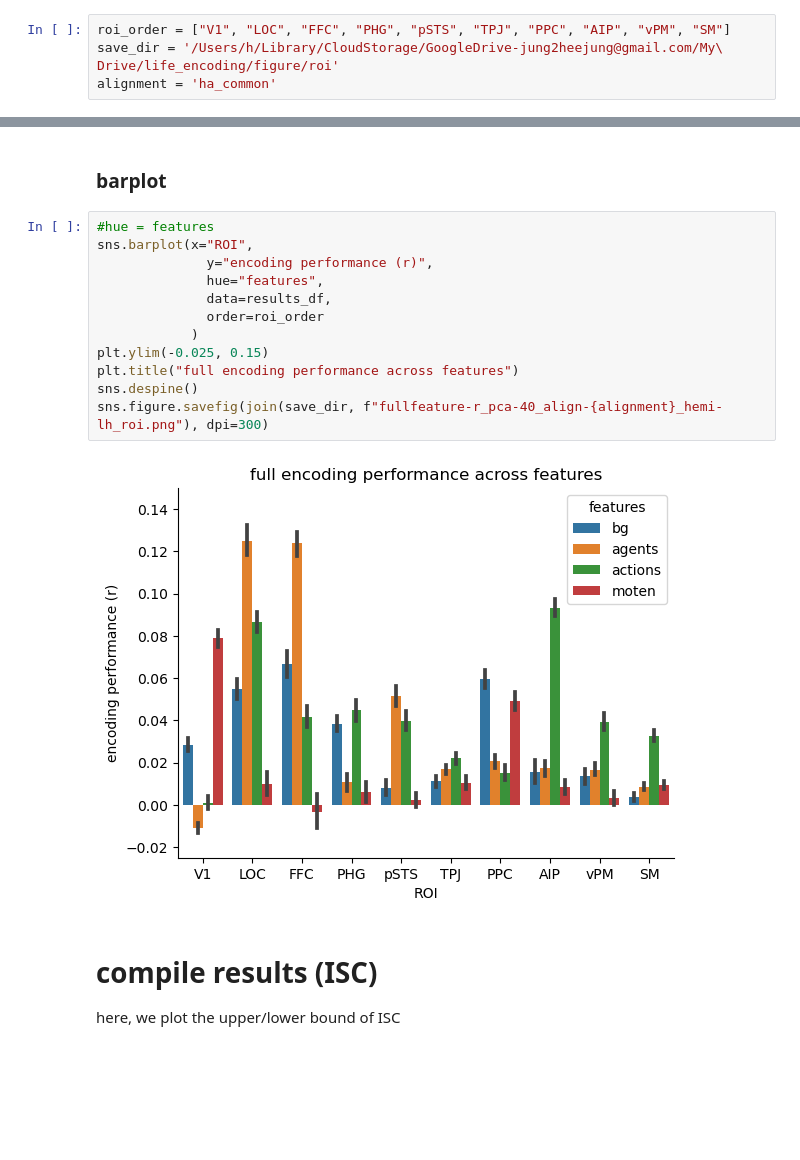
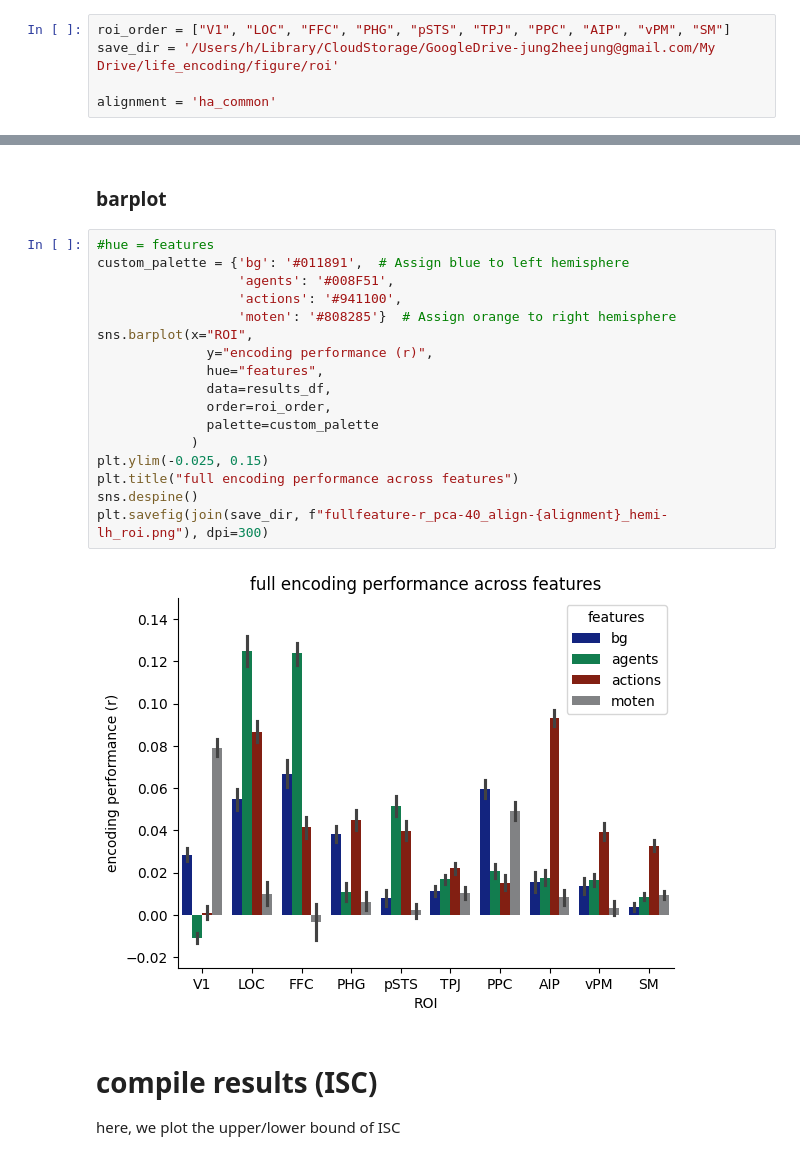
Before and after one commit to jungheejung/life-encoding, a Jupyter notebook: scripts/himalaya/glove/step05_extractcorr.ipynb, the cells around one changed output, grey strips where cells are left out. Drawn from its saved outputs; the diff is of its cells as text; blank space fills up the shorter version.

```diff
--- a/scripts/himalaya/glove/step05_extractcorr.ipynb
+++ b/scripts/himalaya/glove/step05_extractcorr.ipynb
@@ -167,7 +188,8 @@ results_df[results_df['features'] == 'actions']
 # visualization
 # %%
 roi_order = ["V1", "LOC", "FFC", "PHG", "pSTS", "TPJ", "PPC", "AIP", "vPM", "SM"]
-save_dir = '/Users/h/Library/CloudStorage/GoogleDrive-jung2heejung@gmail.com/My\ Drive/life_encoding/figure/roi'
+save_dir = '/Users/h/Library/CloudStorage/GoogleDrive-jung2heejung@gmail.com/My Drive/life_encoding/figure/roi'
+
 alignment = 'ha_common'
 # %% [markdown]
 ### barplot: actions
@@ -236,18 +367,23 @@ sns.figure.savefig(join(save_dir, f"{feature}-r_pca-40_align-{alignment}_hemi-lh
 ### barplot
 # %%
 #hue = features
+custom_palette = {'bg': '#011891',  # Assign blue to left hemisphere
+                  'agents': '#008F51',
+                  'actions': '#941100',
+                  'moten': '#808285'}  # Assign orange to right hemisphere
 sns.barplot(x="ROI",
               y="encoding performance (r)",
               hue="features",
               data=results_df,
-              order=roi_order
+              order=roi_order,
+              palette=custom_palette
             )
 plt.ylim(-0.025, 0.15)
 plt.title("full encoding performance across features")
 sns.despine()
-sns.figure.savefig(join(save_dir, f"fullfeature-r_pca-40_align-{alignment}_hemi-lh_roi.png"), dpi=300)
+plt.savefig(join(save_dir, f"fullfeature-r_pca-40_align-{alignment}_hemi-lh_roi.png"), dpi=300)
 # %% [output]
-[figure, old version]
+[figure, new version]
 # %% [markdown]
 # compile results (ISC)
 here, we plot the upper/lower bound of ISC
```
Also changed, not shown: parts of 9 cells of this notebook.
